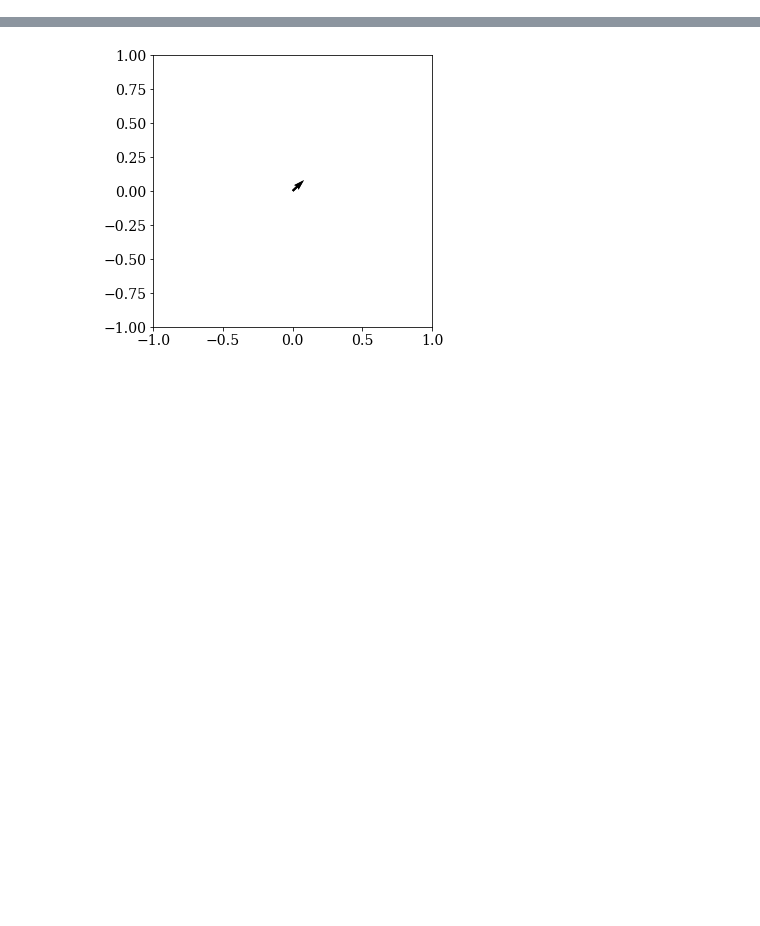
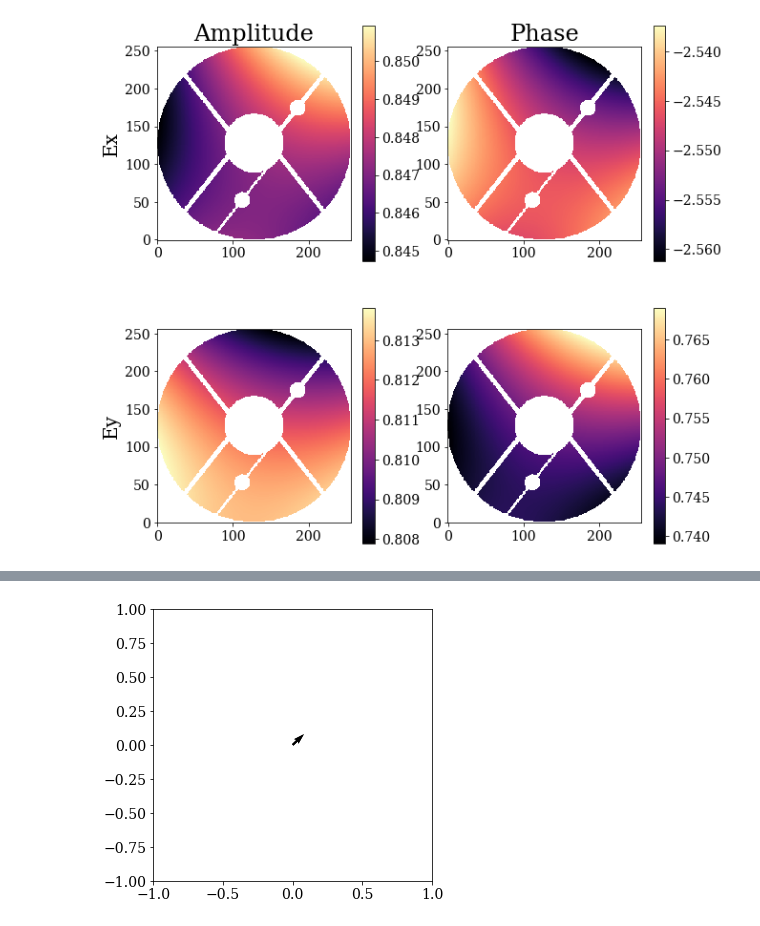
Before and after one commit to Jashcraf/poke, a Jupyter notebook: ydpi_tests.ipynb, the cells around one changed output, grey strips where cells are left out. Drawn from its saved outputs; the diff is of its cells as text; code cells hidden in the pictures; blank space fills up the shorter version.

```diff
--- a/ydpi_tests.ipynb
+++ b/ydpi_tests.ipynb
@@ -34,27 +34,91 @@ plot.PlotJonesArray(J11,J12,J21,J22)
 # %%
 # Need a polarization state at two points in the pupil, some cases that might be interesting
 # - Symmetric points
 # - points along the plane of symmetry
 # - anti-symmetric points
 
-E = np.array([1,1])/np.sqrt(2)
+E = np.array([1,1])
 Ex_out = J11*E[0] + J12*E[1]
 Ey_out = J12*E[0] + J22*E[1]
 
+plt.figure(figsize=[10,10])
+
+plt.subplot(221)
+plt.title('Amplitude')
+plt.ylabel('Ex')
+plt.imshow(np.abs(Ex_out)/pupil_data)
+plt.colorbar()
+
+plt.subplot(222)
+plt.title('Phase')
+plt.imshow(np.angle(Ex_out)/pupil_data)
+plt.colorbar()
+
+plt.subplot(223)
+plt.ylabel('Ey')
+plt.imshow(np.abs(Ey_out)/pupil_data)
+plt.colorbar()
+
+plt.subplot(224)
+plt.imshow(np.angle(Ey_out)/pupil_data)
+plt.colorbar()
+
+plt.show()
 # How big is the pupil?
 dim = J11.shape[0]
 quart = int(dim/4)
 
-# Symmetric Points
-# p1x = Ex_out[int(dim/2),quart]
-# p2x = Ex_out[int(dim/2),int(dim/2 + quart)]
-# p1y = Ey_out[int(dim/2),quart]
-# p2y = Ey_out[int(dim/2),int(dim/2 + quart)]
+# Symmetric Points about X axis
+p1x = Ex_out[int(dim/2),int(dim/2 + quart)]
+p2x = Ex_out[int(dim/2),int(dim/2 - quart)]
 
-p1x = Ex_out[int(dim/2),quart]
-p2x = Ex_out[int(dim/2 + quart),int(dim/2)]
-p1y = Ey_out[int(dim/2),quart]
-p2y = Ey_out[int(dim/2 + quart),int(dim/2)]
+p1y = Ey_out[int(dim/2),int(dim/2 + quart)]
+p2y = Ey_out[int(dim/2),int(dim/2 - quart)]
+
+# Symmetric Points about Y axis
+# p1x = Ex_out[int(dim/2 + quart),int(dim/2)]
+# p2x = Ex_out[int(dim/2 - quart),int(dim/2)]
+
+# p1y = Ey_out[int(dim/2 + quart),int(dim/2)]
+# p2y = Ey_out[int(dim/2 - quart),int(dim/2)]
 
 E_out_1 = np.array([p1x,p1y])
 E_out_2 = np.array([p2x,p2y])
+
+# Plot the points chosen on the Jones Pupil
+# plt.figure()
+# plt.imshow()
+
+from matplotlib.patches import Circle
+
+fig,ax = plt.subplots(nrows=1,ncols=1,figsize=[5,5])
+ax.set_title('Pupil Sampling Points')
+
+circ1 = Circle((int(dim/2 + quart),int(dim/2)),10,fill=False,linestyle='--',edgecolor='white')
+ax.add_patch(circ1)
+
+circ2 = Circle((int(dim/2 - quart),int(dim/2)),10,fill=False,linestyle='--',edgecolor='white')
+ax.add_patch(circ2)
+
+# circ1 = Circle((int(dim/2),int(dim/2 + quart)),10,fill=False,linestyle='--',edgecolor='white')
+# ax.add_patch(circ1)
+
+# circ2 = Circle((int(dim/2),int(dim/2 - quart)),10,fill=False,linestyle='--',edgecolor='white')
+# ax.add_patch(circ2)
+
+pol = ax.imshow(np.abs(J11)/pupil_data)
+fig.colorbar(pol,ax=ax)
+
+# ax[1].set_title('Scalar PSF')
+# circ = Circle((npix,npix),pix_fpm,fill=False,linestyle='--',edgecolor='white')
+# ax[1].add_patch(circ)
+# sca = ax[1].imshow(ref_cropped,norm=LogNorm())
+# fig.colorbar(sca,ax=ax[1])
+
+# ax[2].set_title('Difference PSF')
+# dif = ax[2].imshow(j11_cropped-ref_cropped)
+# fig.colorbar(dif,ax=ax[2])
+
+plt.show()
+# %% [output]
+[figure, added]
```
Also changed, not shown: parts of 7 cells of this notebook, 3 other files.
